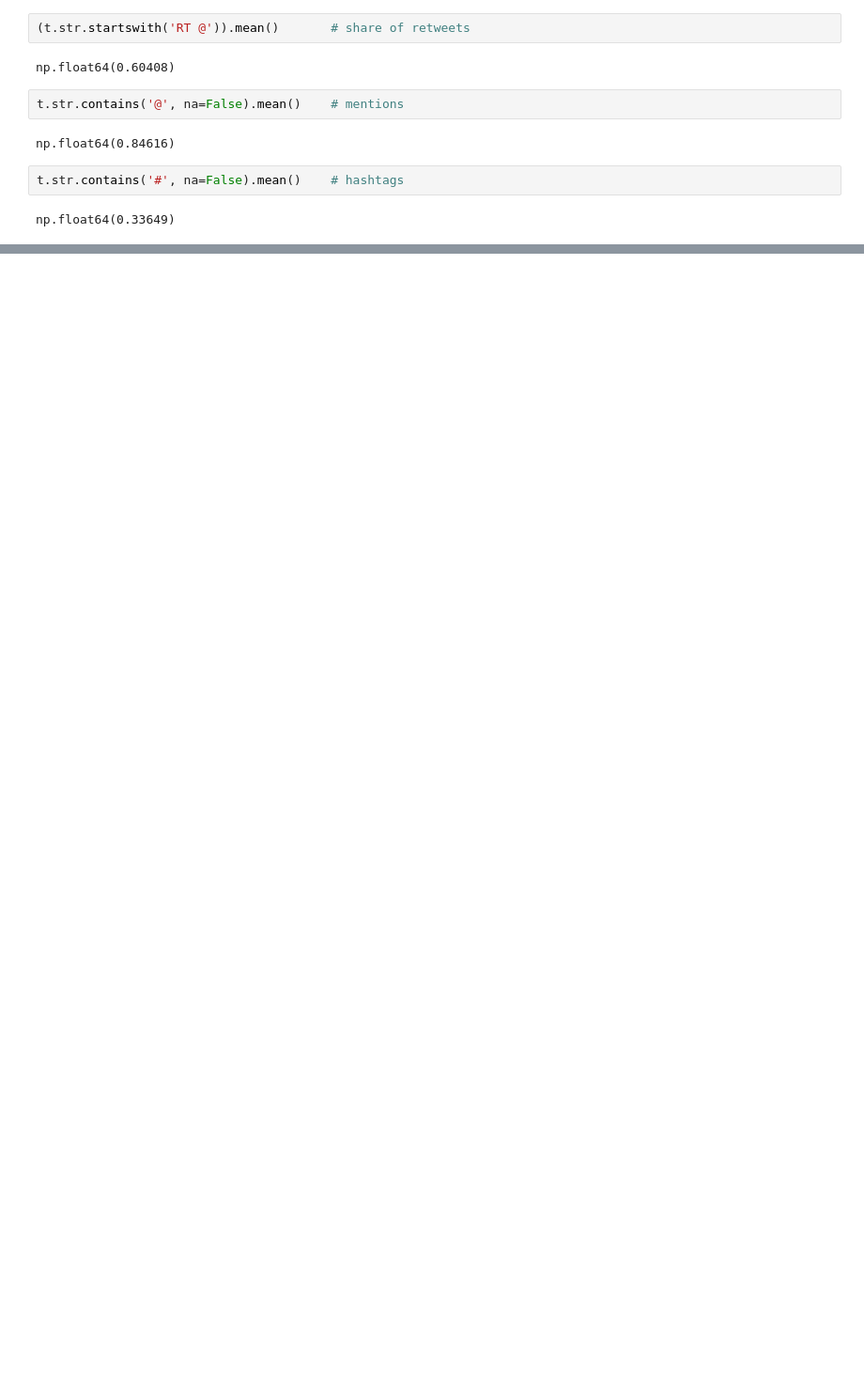
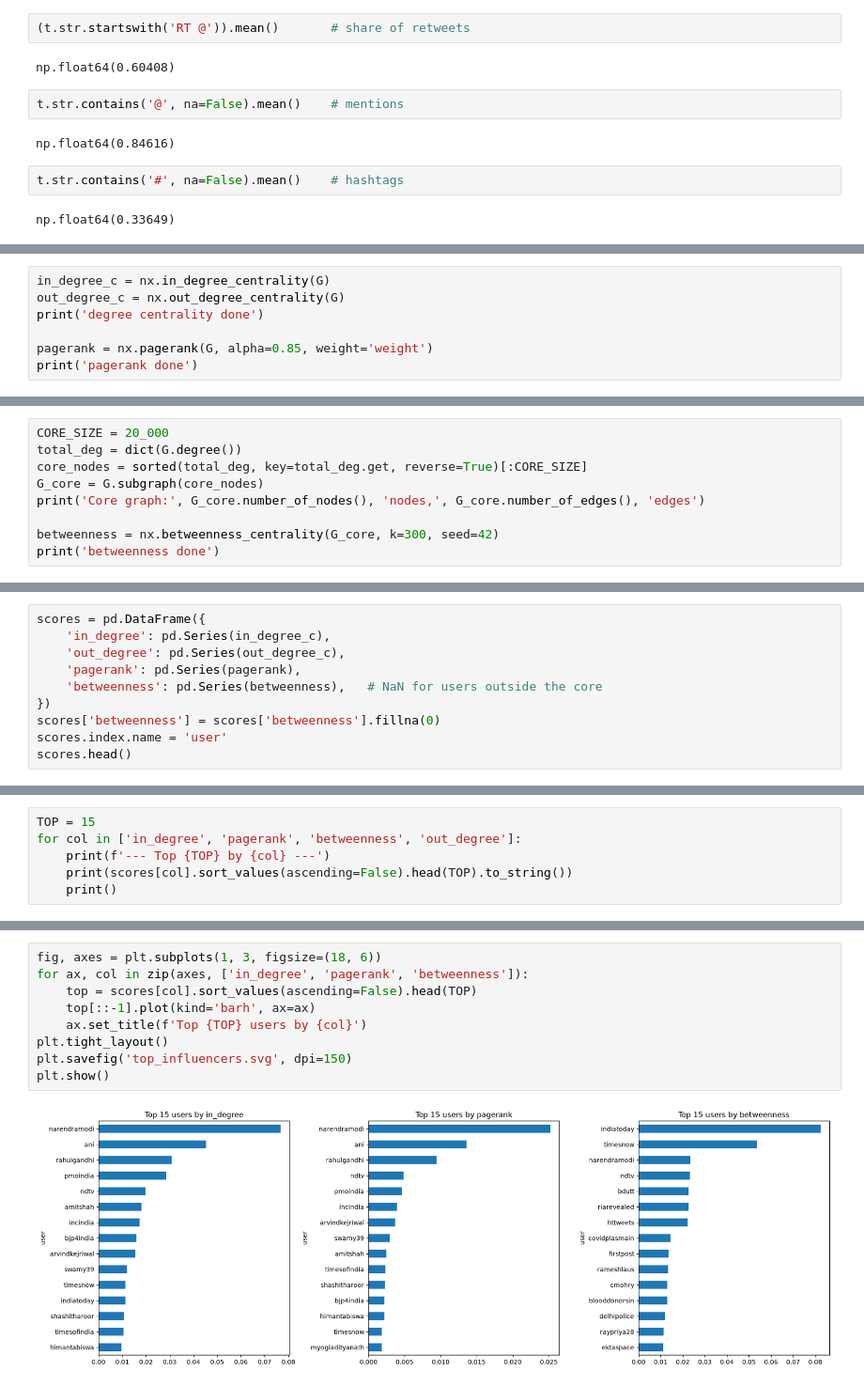
Before and after one commit to toyess-37/cs5399-mining, a Jupyter notebook: task1.ipynb, the cells around one changed output, grey strips where cells are left out. Shown at 94% size. Saved outputs shown, nothing was run; the diff lists cells and outputs as text; blank space fills up the shorter version.

```diff
--- a/task1.ipynb
+++ b/task1.ipynb
@@ -111,0 +236,7 @@ np.float64(0.33649)
+# %%
+in_degree_c = nx.in_degree_centrality(G)
+out_degree_c = nx.out_degree_centrality(G)
+print('degree centrality done')
+
+pagerank = nx.pagerank(G, alpha=0.85, weight='weight')
+print('pagerank done')
@@ -111,0 +253,9 @@ np.float64(0.33649)
+# %%
+CORE_SIZE = 20_000
+total_deg = dict(G.degree())
+core_nodes = sorted(total_deg, key=total_deg.get, reverse=True)[:CORE_SIZE]
+G_core = G.subgraph(core_nodes)
+print('Core graph:', G_core.number_of_nodes(), 'nodes,', G_core.number_of_edges(), 'edges')
+
+betweenness = nx.betweenness_centrality(G_core, k=300, seed=42)
+print('betweenness done')
@@ -111,0 +267,10 @@ np.float64(0.33649)
+# %%
+scores = pd.DataFrame({
+    'in_degree': pd.Series(in_degree_c),
+    'out_degree': pd.Series(out_degree_c),
+    'pagerank': pd.Series(pagerank),
+    'betweenness': pd.Series(betweenness),   # NaN for users outside the core
+})
+scores['betweenness'] = scores['betweenness'].fillna(0)
+scores.index.name = 'user'
+scores.head()
@@ -111,0 +285,6 @@ np.float64(0.33649)
+# %%
+TOP = 15
+for col in ['in_degree', 'pagerank', 'betweenness', 'out_degree']:
+    print(f'--- Top {TOP} by {col} ---')
+    print(scores[col].sort_values(ascending=False).head(TOP).to_string())
+    print()
@@ -111,0 +309,11 @@ np.float64(0.33649)
+# %%
+fig, axes = plt.subplots(1, 3, figsize=(18, 6))
+for ax, col in zip(axes, ['in_degree', 'pagerank', 'betweenness']):
+    top = scores[col].sort_values(ascending=False).head(TOP)
+    top[::-1].plot(kind='barh', ax=ax)
+    ax.set_title(f'Top {TOP} users by {col}')
+plt.tight_layout()
+plt.savefig('top_influencers.svg', dpi=150)
+plt.show()
+# %% [output]
+[figure, added]
```
Also changed, not shown: parts of 33 cells of this notebook, 9 other files.
